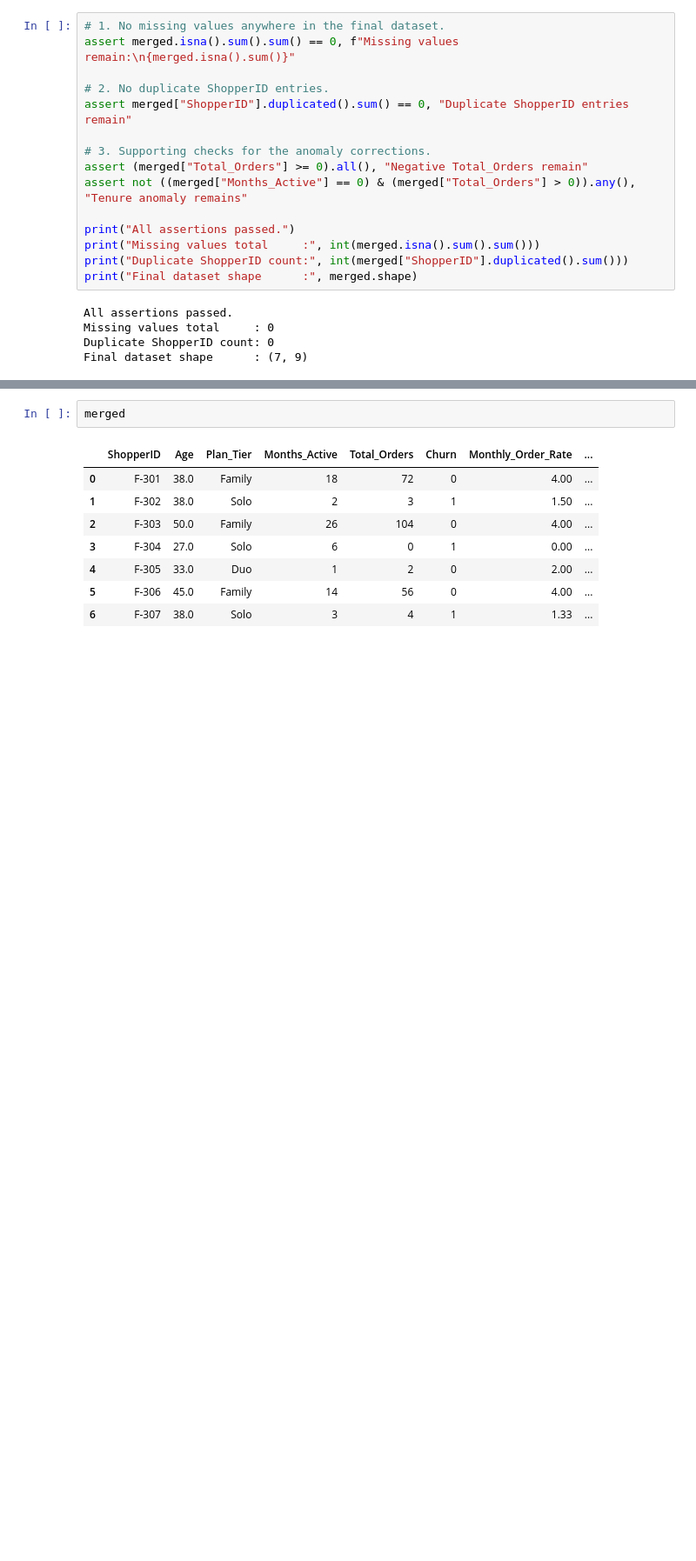
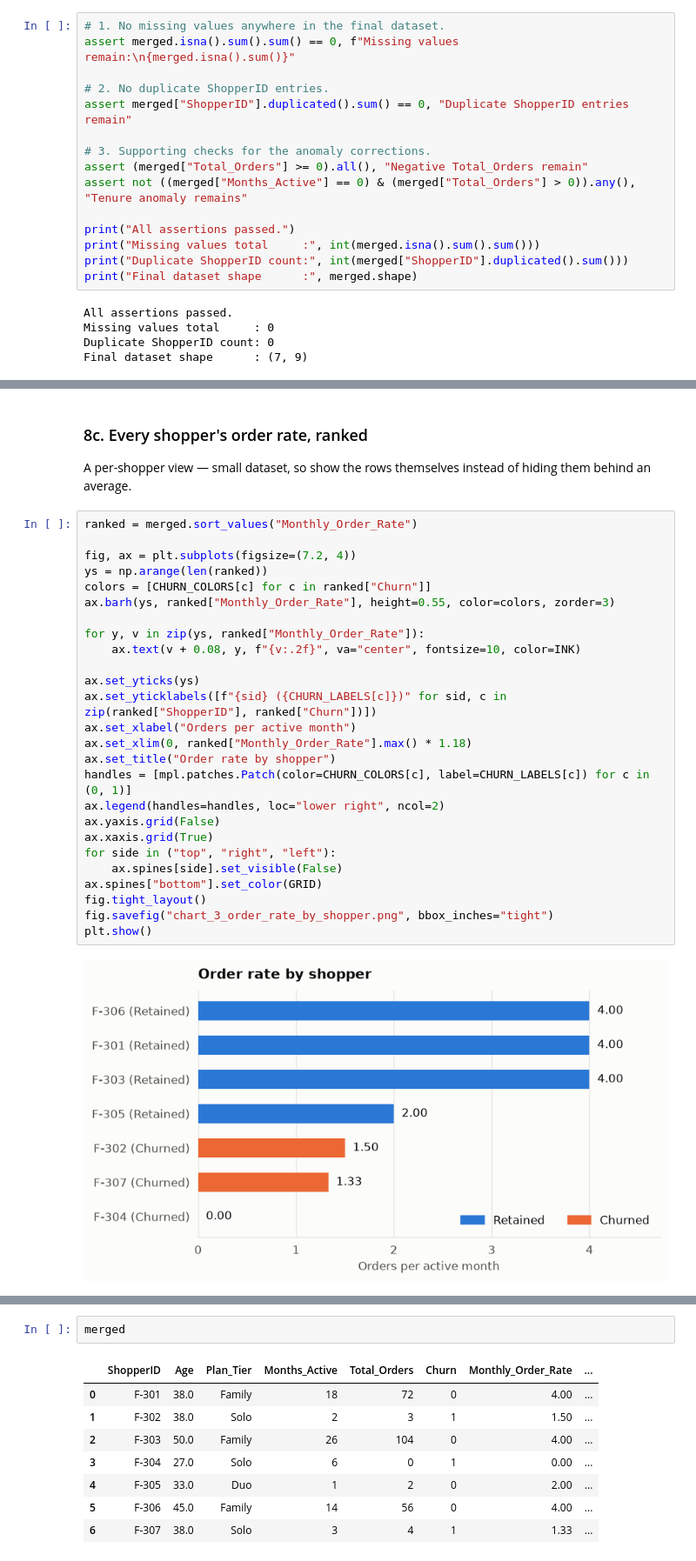
Before and after one commit to isratjahan829/Data-Visualization, a Jupyter notebook: FreshCart_Lab2_Data_Cleaning_Integration_Exploration.ipynb, the cells around one changed output, grey strips where cells are left out. Shown at 87% size. Saved outputs shown, nothing was run; the diff lists cells and outputs as text; blank space fills up the shorter version.

```diff
--- a/FreshCart_Lab2_Data_Cleaning_Integration_Exploration.ipynb
+++ b/FreshCart_Lab2_Data_Cleaning_Integration_Exploration.ipynb
@@ -344,0 +478,33 @@ Final dataset shape      : (7, 9)
+# %% [markdown]
+### 8c. Every shopper's order rate, ranked
+
+A per-shopper view — small dataset, so show the rows themselves instead of hiding them behind
+an average.
+# %%
+ranked = merged.sort_values("Monthly_Order_Rate")
+
+fig, ax = plt.subplots(figsize=(7.2, 4))
+ys = np.arange(len(ranked))
+colors = [CHURN_COLORS[c] for c in ranked["Churn"]]
+ax.barh(ys, ranked["Monthly_Order_Rate"], height=0.55, color=colors, zorder=3)
+
+for y, v in zip(ys, ranked["Monthly_Order_Rate"]):
+    ax.text(v + 0.08, y, f"{v:.2f}", va="center", fontsize=10, color=INK)
+
+ax.set_yticks(ys)
+ax.set_yticklabels([f"{sid} ({CHURN_LABELS[c]})" for sid, c in zip(ranked["ShopperID"], ranked["Churn"])])
+ax.set_xlabel("Orders per active month")
+ax.set_xlim(0, ranked["Monthly_Order_Rate"].max() * 1.18)
+ax.set_title("Order rate by shopper")
+handles = [mpl.patches.Patch(color=CHURN_COLORS[c], label=CHURN_LABELS[c]) for c in (0, 1)]
+ax.legend(handles=handles, loc="lower right", ncol=2)
+ax.yaxis.grid(False)
+ax.xaxis.grid(True)
+for side in ("top", "right", "left"):
+    ax.spines[side].set_visible(False)
+ax.spines["bottom"].set_color(GRID)
+fig.tight_layout()
+fig.savefig("chart_3_order_rate_by_shopper.png", bbox_inches="tight")
+plt.show()
+# %% [output]
+[figure, added]
```
Also changed, not shown: parts of 12 cells of this notebook, 5 other files.
